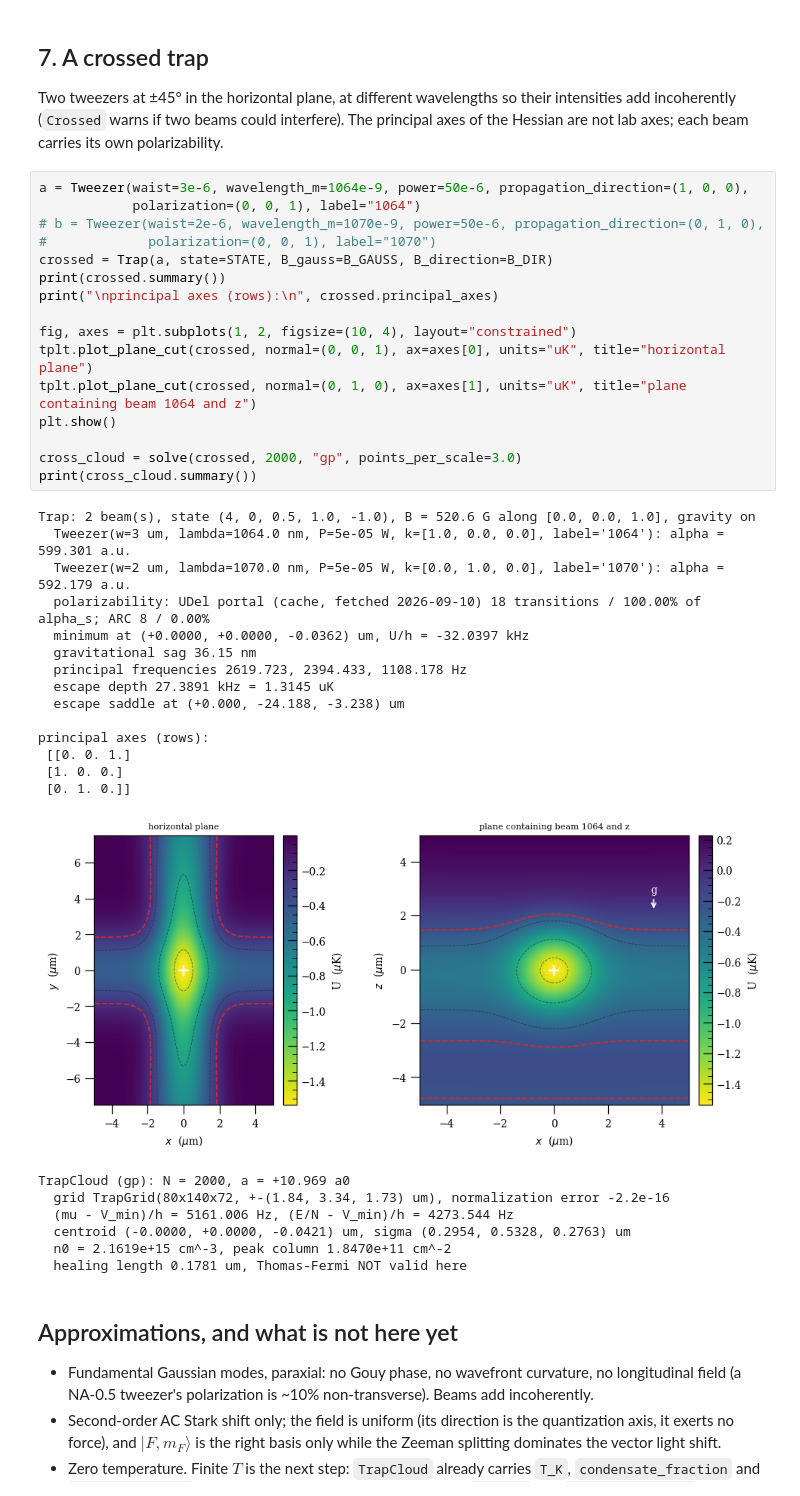
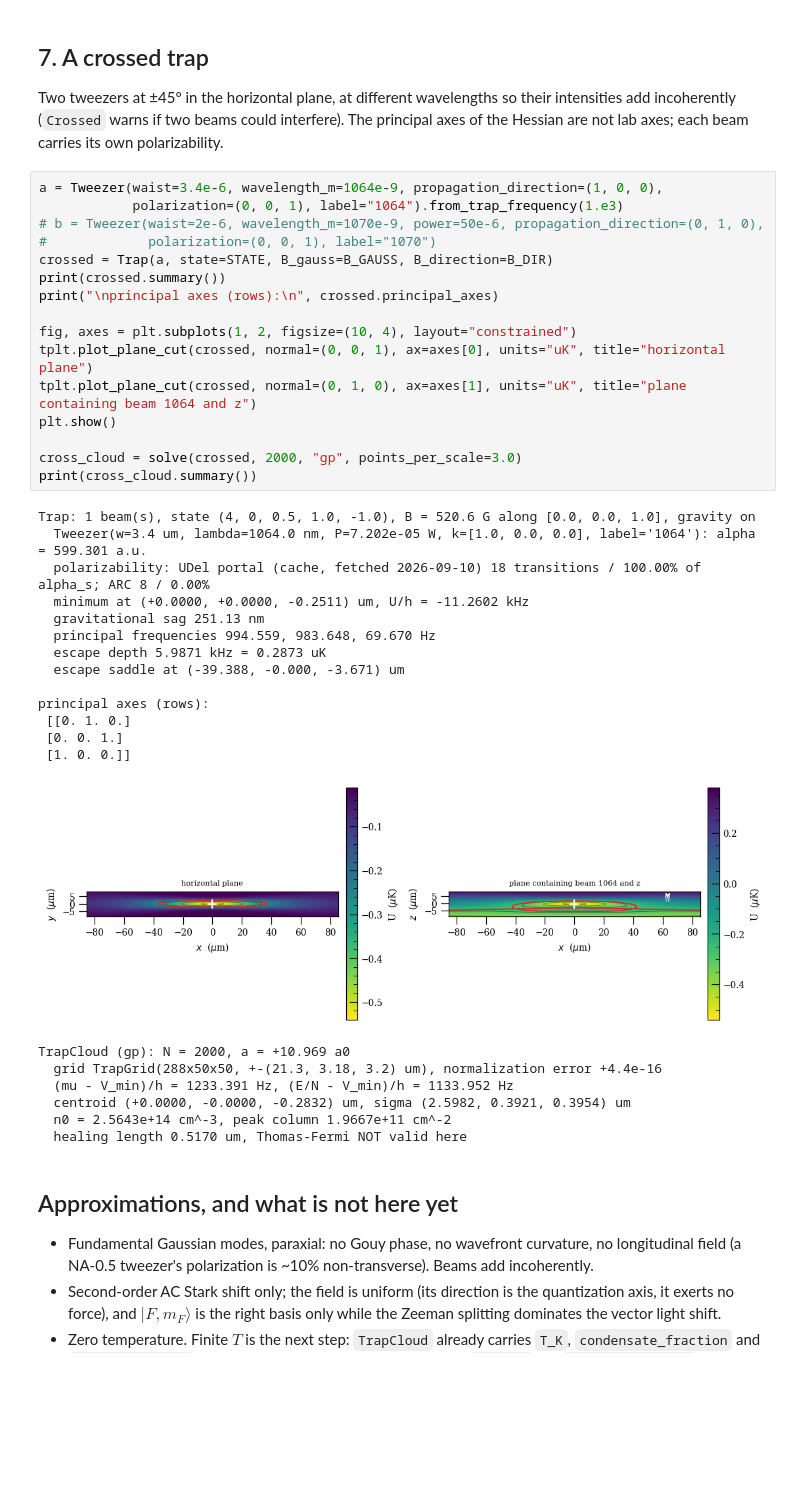
Before and after one commit to ucsb-amo/k-amo, a Jupyter notebook: kamo/trap/examples/trap_demo.ipynb, the cells around one changed output. Drawn from its saved outputs; the diff is of its cells as text; some formulas as TeX source; blank space fills up the shorter version.

```diff
--- a/kamo/trap/examples/trap_demo.ipynb
+++ b/kamo/trap/examples/trap_demo.ipynb
@@ -505,43 +502,42 @@ Two tweezers at ±45° in the horizontal plane, at different wavelengths so thei
 (`Crossed` warns if two beams could interfere). The principal axes of the Hessian are not lab axes; each beam
 carries its own polarizability.
 # %%
-a = Tweezer(waist=3e-6, wavelength_m=1064e-9, power=50e-6, propagation_direction=(1, 0, 0),
-            polarization=(0, 0, 1), label="1064")
+a = Tweezer(waist=3.4e-6, wavelength_m=1064e-9, propagation_direction=(1, 0, 0),
+            polarization=(0, 0, 1), label="1064").from_trap_frequency(1.e3)
 # b = Tweezer(waist=2e-6, wavelength_m=1070e-9, power=50e-6, propagation_direction=(0, 1, 0),
 #             polarization=(0, 0, 1), label="1070")
 crossed = Trap(a, state=STATE, B_gauss=B_GAUSS, B_direction=B_DIR)
 print(crossed.summary())
 print("\nprincipal axes (rows):\n", crossed.principal_axes)
 
 fig, axes = plt.subplots(1, 2, figsize=(10, 4), layout="constrained")
 tplt.plot_plane_cut(crossed, normal=(0, 0, 1), ax=axes[0], units="uK", title="horizontal plane")
 tplt.plot_plane_cut(crossed, normal=(0, 1, 0), ax=axes[1], units="uK", title="plane containing beam 1064 and z")
 plt.show()
 
 cross_cloud = solve(crossed, 2000, "gp", points_per_scale=3.0)
 print(cross_cloud.summary())
 # %% [output]
-Trap: 2 beam(s), state (4, 0, 0.5, 1.0, -1.0), B = 520.6 G along [0.0, 0.0, 1.0], gravity on
-  Tweezer(w=3 um, lambda=1064.0 nm, P=5e-05 W, k=[1.0, 0.0, 0.0], label='1064'): alpha = 599.301 a.u.
-  Tweezer(w=2 um, lambda=1070.0 nm, P=5e-05 W, k=[0.0, 1.0, 0.0], label='1070'): alpha = 592.179 a.u.
+Trap: 1 beam(s), state (4, 0, 0.5, 1.0, -1.0), B = 520.6 G along [0.0, 0.0, 1.0], gravity on
+  Tweezer(w=3.4 um, lambda=1064.0 nm, P=7.202e-05 W, k=[1.0, 0.0, 0.0], label='1064'): alpha = 599.301 a.u.
   polarizability: UDel portal (cache, fetched 2026-09-10) 18 transitions / 100.00% of alpha_s; ARC 8 / 0.00%
-  minimum at (+0.0000, +0.0000, -0.0362) um, U/h = -32.0397 kHz
-  gravitational sag 36.15 nm
-  principal frequencies 2619.723, 2394.433, 1108.178 Hz
-  escape depth 27.3891 kHz = 1.3145 uK
-  escape saddle at (+0.000, -24.188, -3.238) um
+  minimum at (+0.0000, +0.0000, -0.2511) um, U/h = -11.2602 kHz
+  gravitational sag 251.13 nm
+  principal frequencies 994.559, 983.648, 69.670 Hz
+  escape depth 5.9871 kHz = 0.2873 uK
+  escape saddle at (-39.388, -0.000, -3.671) um
 
 principal axes (rows):
- [[0. 0. 1.]
- [1. 0. 0.]
- [0. 1. 0.]]
+ [[0. 1. 0.]
+ [0. 0. 1.]
+ [1. 0. 0.]]
-[figure, old version]
+[figure, new version]
 TrapCloud (gp): N = 2000, a = +10.969 a0
-  grid TrapGrid(80x140x72, +-(1.84, 3.34, 1.73) um), normalization error -2.2e-16
-  (mu - V_min)/h = 5161.006 Hz, (E/N - V_min)/h = 4273.544 Hz
-  centroid (-0.0000, +0.0000, -0.0421) um, sigma (0.2954, 0.5328, 0.2763) um
-  n0 = 2.1619e+15 cm^-3, peak column 1.8470e+11 cm^-2
-  healing length 0.1781 um, Thomas-Fermi NOT valid here
+  grid TrapGrid(288x50x50, +-(21.3, 3.18, 3.2) um), normalization error +4.4e-16
+  (mu - V_min)/h = 1233.391 Hz, (E/N - V_min)/h = 1133.952 Hz
+  centroid (+0.0000, -0.0000, -0.2832) um, sigma (2.5982, 0.3921, 0.3954) um
+  n0 = 2.5643e+14 cm^-3, peak column 1.9667e+11 cm^-2
+  healing length 0.5170 um, Thomas-Fermi NOT valid here
 # %% [markdown]
 ## Approximations, and what is not here yet
 
```
Also changed, not shown: parts of 9 cells of this notebook.
